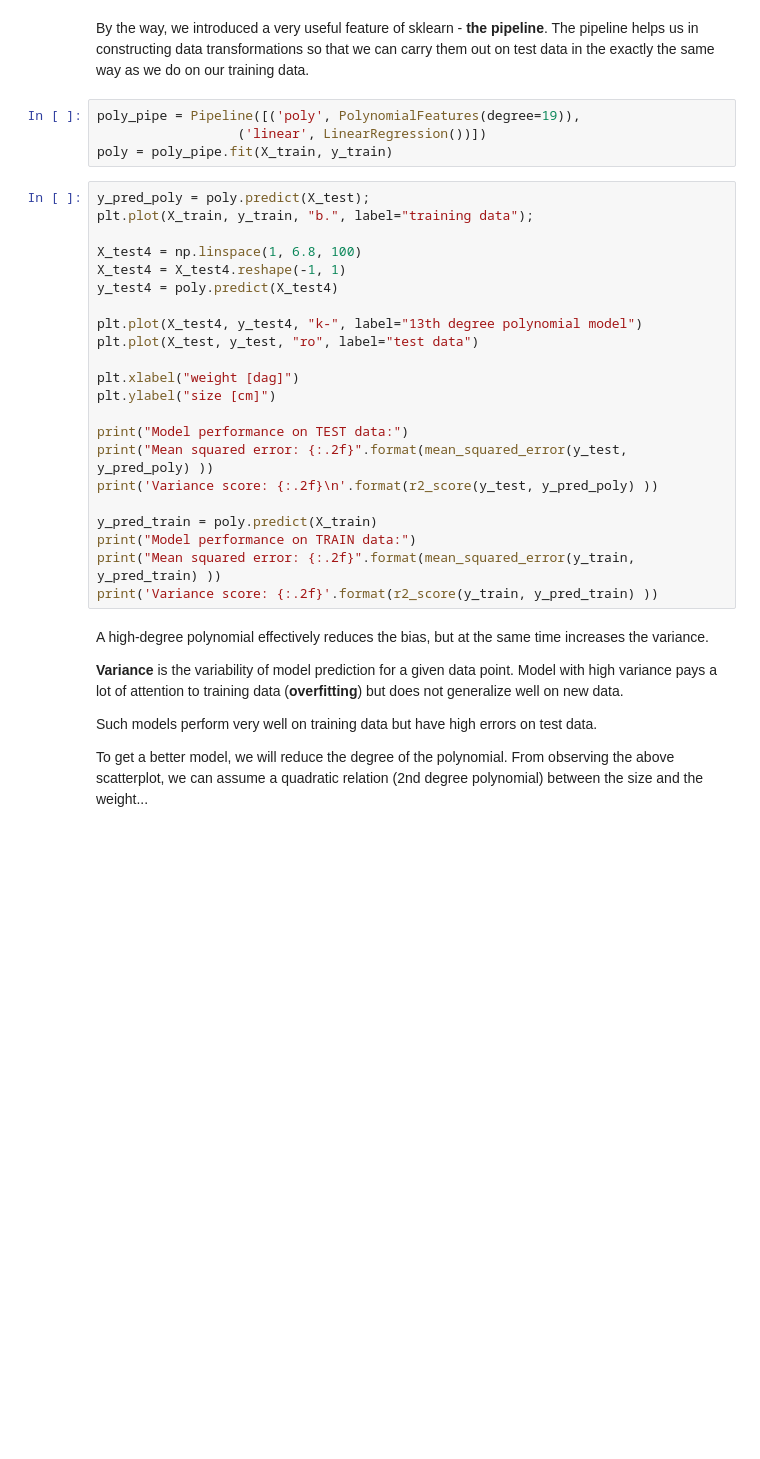
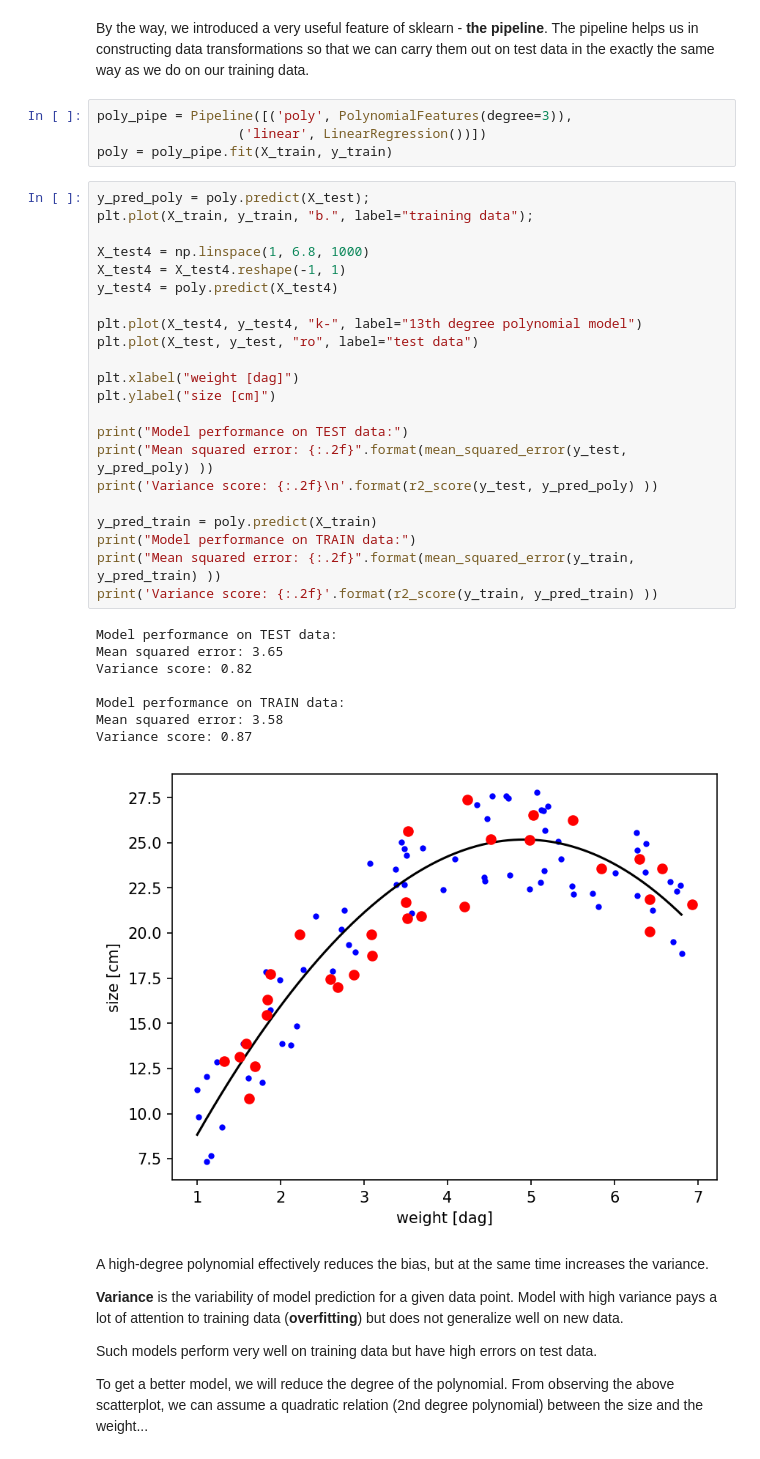
Before and after one commit to jurezabkar/fri-ds-python-ml, a Jupyter notebook: 2b_rats_poly_features.ipynb, the cells around one changed output. Drawn from its saved outputs; the diff is of its cells as text; blank space fills up the shorter version.

```diff
--- a/2b_rats_poly_features.ipynb
+++ b/2b_rats_poly_features.ipynb
@@ -99,31 +137,40 @@ poly.fit_transform(X_train)
 # %% [markdown]
 By the way, we introduced a very useful feature of sklearn - **the pipeline**. The pipeline helps us in constructing data transformations so that we can carry them out on test data in the exactly the same way as we do on our training data.
 # %%
-poly_pipe = Pipeline([('poly', PolynomialFeatures(degree=19)),
+poly_pipe = Pipeline([('poly', PolynomialFeatures(degree=3)),
                   ('linear', LinearRegression())])
 poly = poly_pipe.fit(X_train, y_train)
 # %%
 y_pred_poly = poly.predict(X_test);
 plt.plot(X_train, y_train, "b.", label="training data");
 
-X_test4 = np.linspace(1, 6.8, 100)
+X_test4 = np.linspace(1, 6.8, 1000)
 X_test4 = X_test4.reshape(-1, 1)
 y_test4 = poly.predict(X_test4)
 
 plt.plot(X_test4, y_test4, "k-", label="13th degree polynomial model")
 plt.plot(X_test, y_test, "ro", label="test data")
 
 plt.xlabel("weight [dag]")
 plt.ylabel("size [cm]")
 
 print("Model performance on TEST data:")
 print("Mean squared error: {:.2f}".format(mean_squared_error(y_test, y_pred_poly) ))
 print('Variance score: {:.2f}\n'.format(r2_score(y_test, y_pred_poly) ))
 
 y_pred_train = poly.predict(X_train)
 print("Model performance on TRAIN data:")
 print("Mean squared error: {:.2f}".format(mean_squared_error(y_train, y_pred_train) ))
 print('Variance score: {:.2f}'.format(r2_score(y_train, y_pred_train) ))
+# %% [output]
+Model performance on TEST data:
+Mean squared error: 3.65
+Variance score: 0.82
+
+Model performance on TRAIN data:
+Mean squared error: 3.58
+Variance score: 0.87
+[figure, added]
 # %% [markdown]
 A high-degree polynomial effectively reduces the bias, but at the same time increases the variance.
 
```
Also changed, not shown: parts of 12 cells of this notebook, 3 other files.
